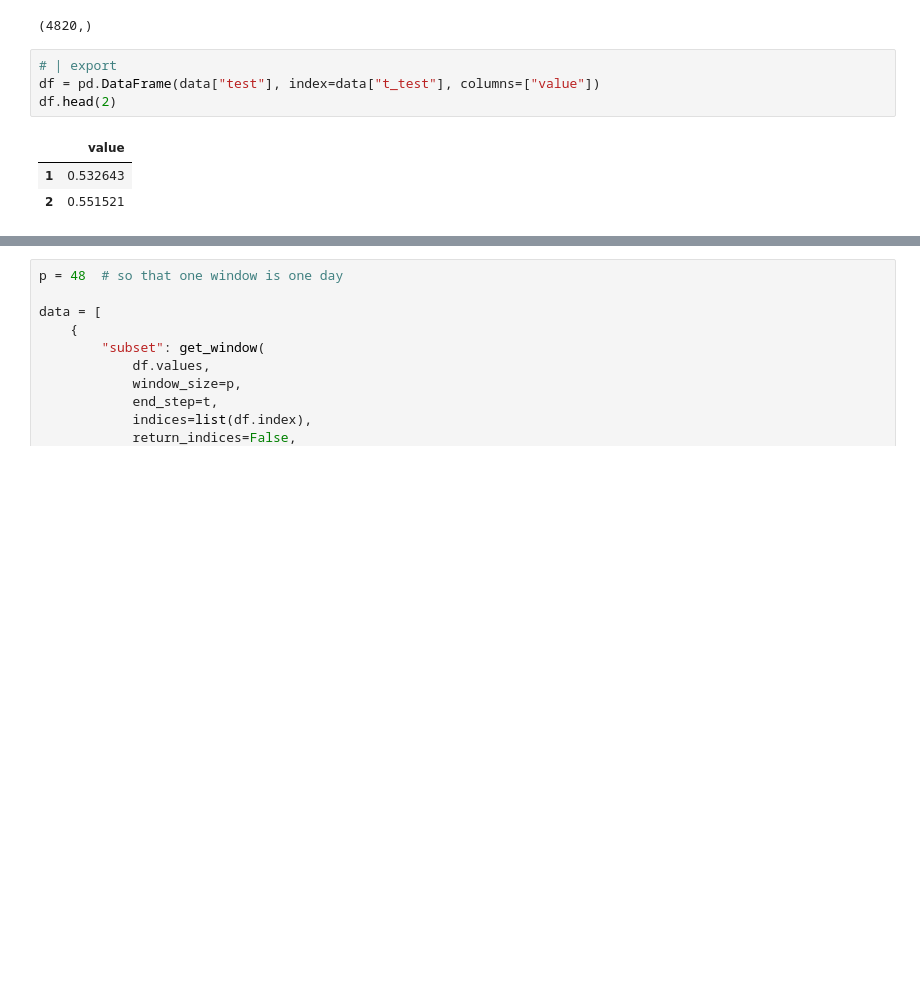
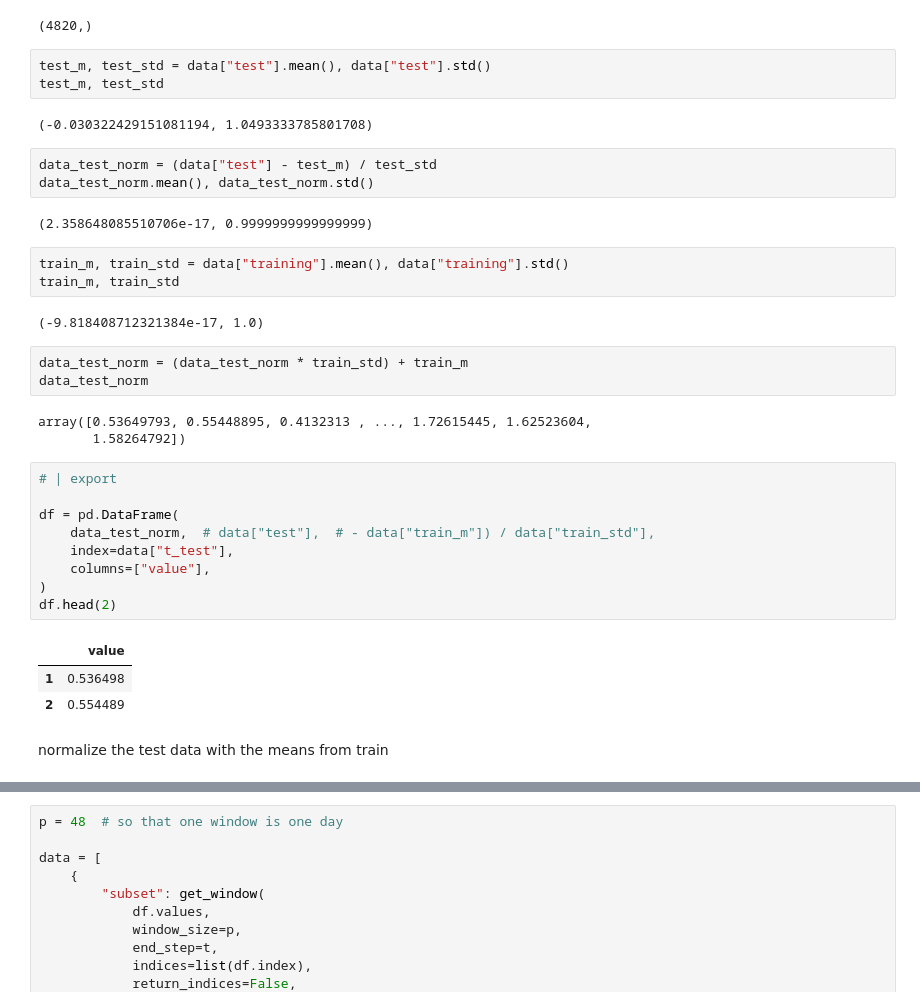
Before and after one commit to thatgeeman/ts_vae-lstm, a Jupyter notebook: nbs/03_ad_complete.ipynb, the cells around one changed output, grey strips where cells are left out. Cells and saved outputs as stored; diff of their text form; blank space fills up the shorter version.

```diff
--- a/nbs/03_ad_complete.ipynb
+++ b/nbs/03_ad_complete.ipynb
@@ -75,11 +75,39 @@ idx_anomaly_test
 data["test"].shape
 # %% [output]
 (4820,)
+# %%
+test_m, test_std = data["test"].mean(), data["test"].std()
+test_m, test_std
+# %% [output]
+(-0.030322429151081194, 1.0493333785801708)
+# %%
+data_test_norm = (data["test"] - test_m) / test_std
+data_test_norm.mean(), data_test_norm.std()
+# %% [output]
+(2.358648085510706e-17, 0.9999999999999999)
+# %%
+train_m, train_std = data["training"].mean(), data["training"].std()
+train_m, train_std
+# %% [output]
+(-9.818408712321384e-17, 1.0)
+# %%
+data_test_norm = (data_test_norm * train_std) + train_m
+data_test_norm
+# %% [output]
+array([0.53649793, 0.55448895, 0.4132313 , ..., 1.72615445, 1.62523604,
+       1.58264792])
 # %%
 # | export
-df = pd.DataFrame(data["test"], index=data["t_test"], columns=["value"])
+
+df = pd.DataFrame(
+    data_test_norm,  # data["test"],  # - data["train_m"]) / data["train_std"],
+    index=data["t_test"],
+    columns=["value"],
+)
 df.head(2)
 # %% [output]
 |  | value |
-| 1 | 0.532643 |
-| 2 | 0.551521 |
+| 1 | 0.536498 |
+| 2 | 0.554489 |
+# %% [markdown]
+normalize the test data with the means from train
```
Also changed, not shown: parts of 22 cells of this notebook.
